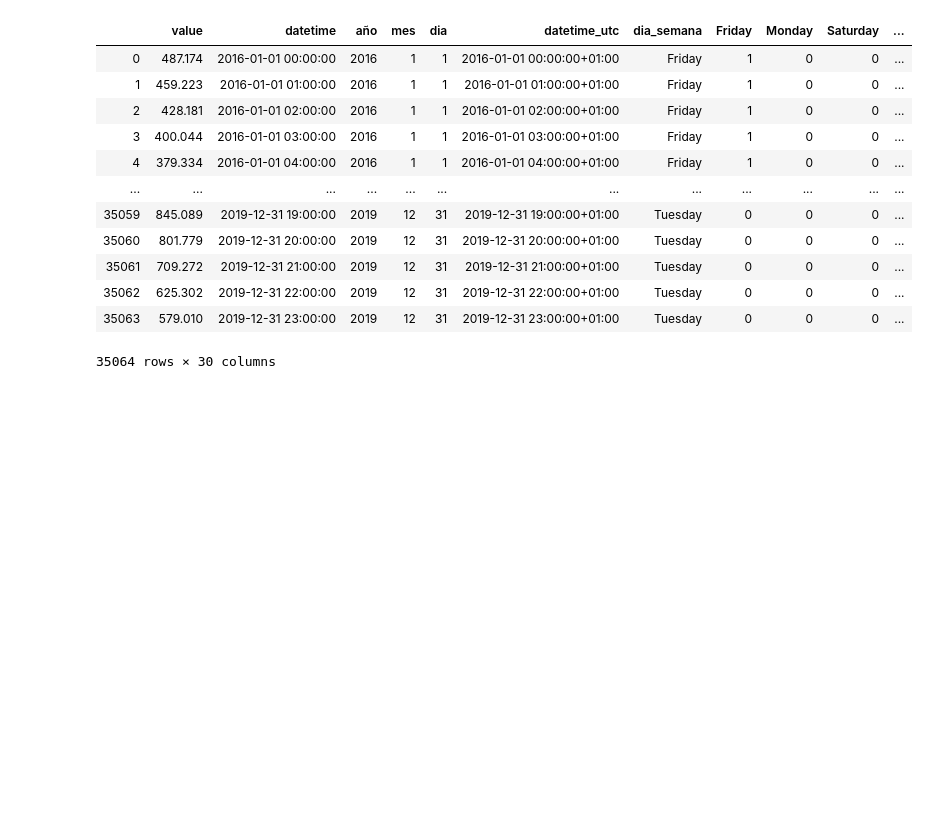
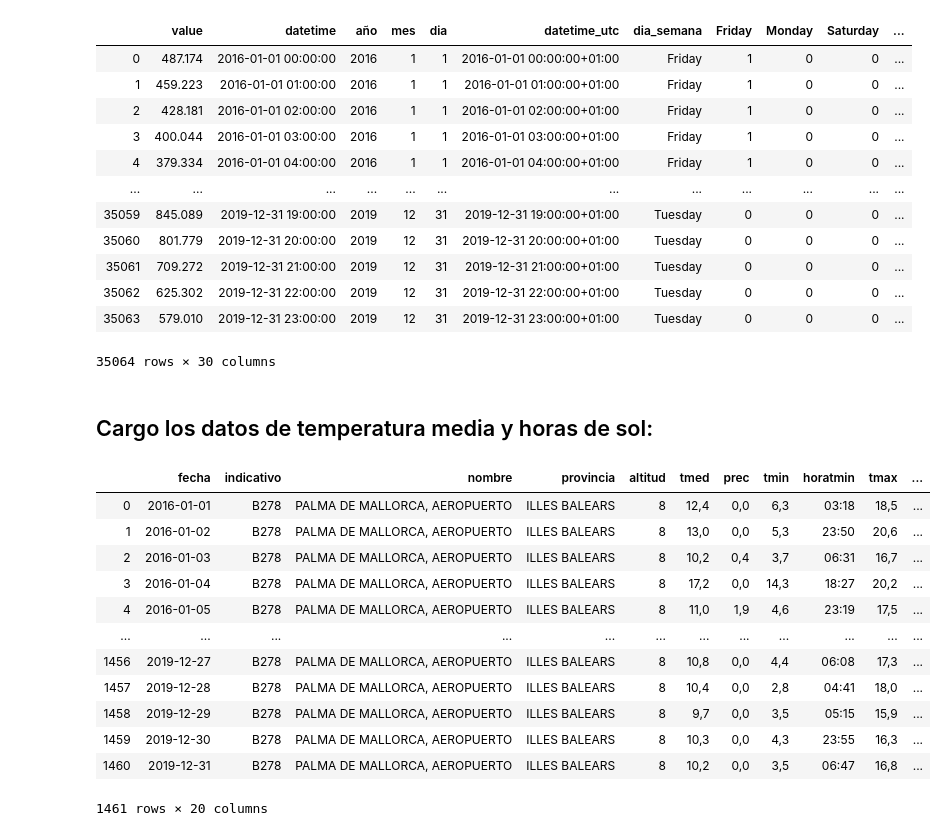
Before and after one commit to pablohhb/TFM, a Jupyter notebook: exploracion_datos.ipynb, the cells around one changed output. Cells and saved outputs as stored; diff of their text form; code cells hidden in the pictures; blank space fills up the shorter version.

Commit message:
creo y tranformo dataframes de temp y horas_sol

```diff
--- a/exploracion_datos.ipynb
+++ b/exploracion_datos.ipynb
@@ -294,3 +296,22 @@ demanda
 | 35062 | 625.302 | 2019-12-31 22:00:00 | 2019 | 12 | 31 | 2019-12-31 22:00:00+01:00 | Tuesday | 0 | 0 | 0 | ... |
 | 35063 | 579.010 | 2019-12-31 23:00:00 | 2019 | 12 | 31 | 2019-12-31 23:00:00+01:00 | Tuesday | 0 | 0 | 0 | ... |
 35064 rows × 30 columns
+# %% [markdown]
+## Cargo los datos de temperatura media y horas de sol:
+# %%
+temperatura = pd.read_json('Datos_sin_tratar/meteo_mallorca.txt')
+temperatura
+# %% [output]
+|  | fecha | indicativo | nombre | provincia | altitud | tmed | prec | tmin | horatmin | tmax | ... |
+| 0 | 2016-01-01 | B278 | PALMA DE MALLORCA, AEROPUERTO | ILLES BALEARS | 8 | 12,4 | 0,0 | 6,3 | 03:18 | 18,5 | ... |
+| 1 | 2016-01-02 | B278 | PALMA DE MALLORCA, AEROPUERTO | ILLES BALEARS | 8 | 13,0 | 0,0 | 5,3 | 23:50 | 20,6 | ... |
+| 2 | 2016-01-03 | B278 | PALMA DE MALLORCA, AEROPUERTO | ILLES BALEARS | 8 | 10,2 | 0,4 | 3,7 | 06:31 | 16,7 | ... |
+| 3 | 2016-01-04 | B278 | PALMA DE MALLORCA, AEROPUERTO | ILLES BALEARS | 8 | 17,2 | 0,0 | 14,3 | 18:27 | 20,2 | ... |
+| 4 | 2016-01-05 | B278 | PALMA DE MALLORCA, AEROPUERTO | ILLES BALEARS | 8 | 11,0 | 1,9 | 4,6 | 23:19 | 17,5 | ... |
+| ... | ... | ... | ... | ... | ... | ... | ... | ... | ... | ... | ... |
+| 1456 | 2019-12-27 | B278 | PALMA DE MALLORCA, AEROPUERTO | ILLES BALEARS | 8 | 10,8 | 0,0 | 4,4 | 06:08 | 17,3 | ... |
+| 1457 | 2019-12-28 | B278 | PALMA DE MALLORCA, AEROPUERTO | ILLES BALEARS | 8 | 10,4 | 0,0 | 2,8 | 04:41 | 18,0 | ... |
+| 1458 | 2019-12-29 | B278 | PALMA DE MALLORCA, AEROPUERTO | ILLES BALEARS | 8 | 9,7 | 0,0 | 3,5 | 05:15 | 15,9 | ... |
+| 1459 | 2019-12-30 | B278 | PALMA DE MALLORCA, AEROPUERTO | ILLES BALEARS | 8 | 10,3 | 0,0 | 4,3 | 23:55 | 16,3 | ... |
+| 1460 | 2019-12-31 | B278 | PALMA DE MALLORCA, AEROPUERTO | ILLES BALEARS | 8 | 10,2 | 0,0 | 3,5 | 06:47 | 16,8 | ... |
+1461 rows × 20 columns
```
Also changed, not shown: parts of 10 cells of this notebook.
